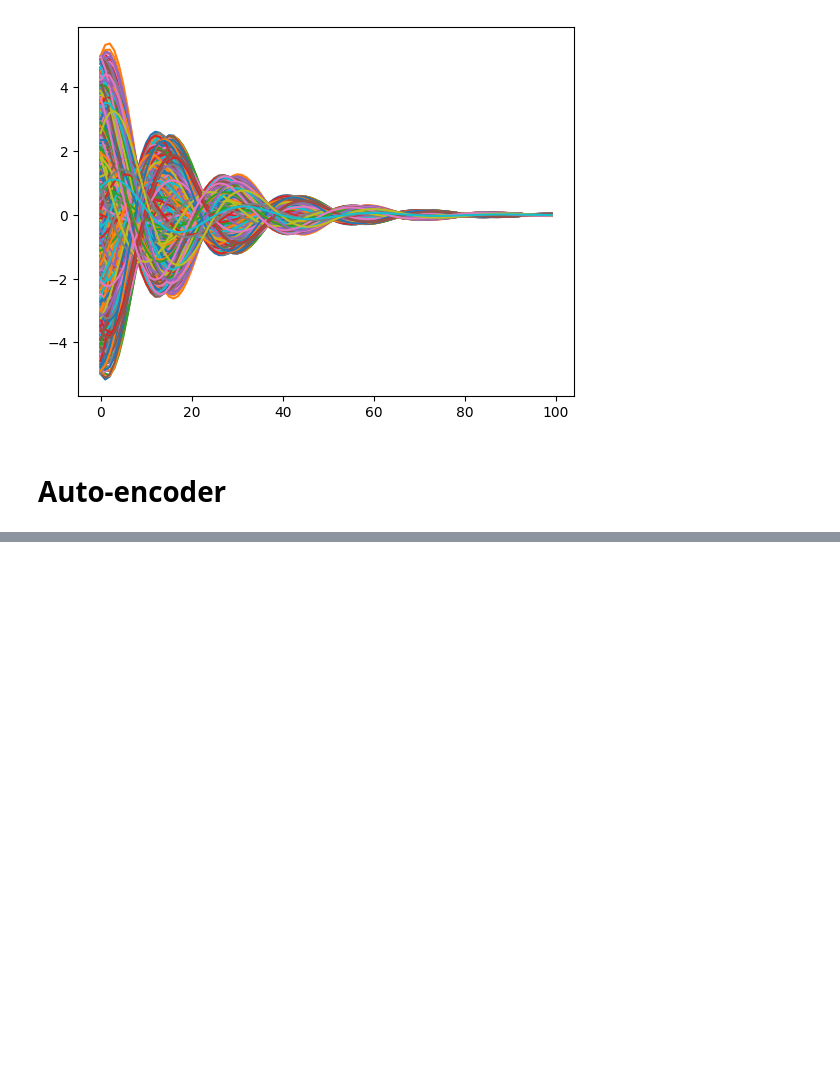
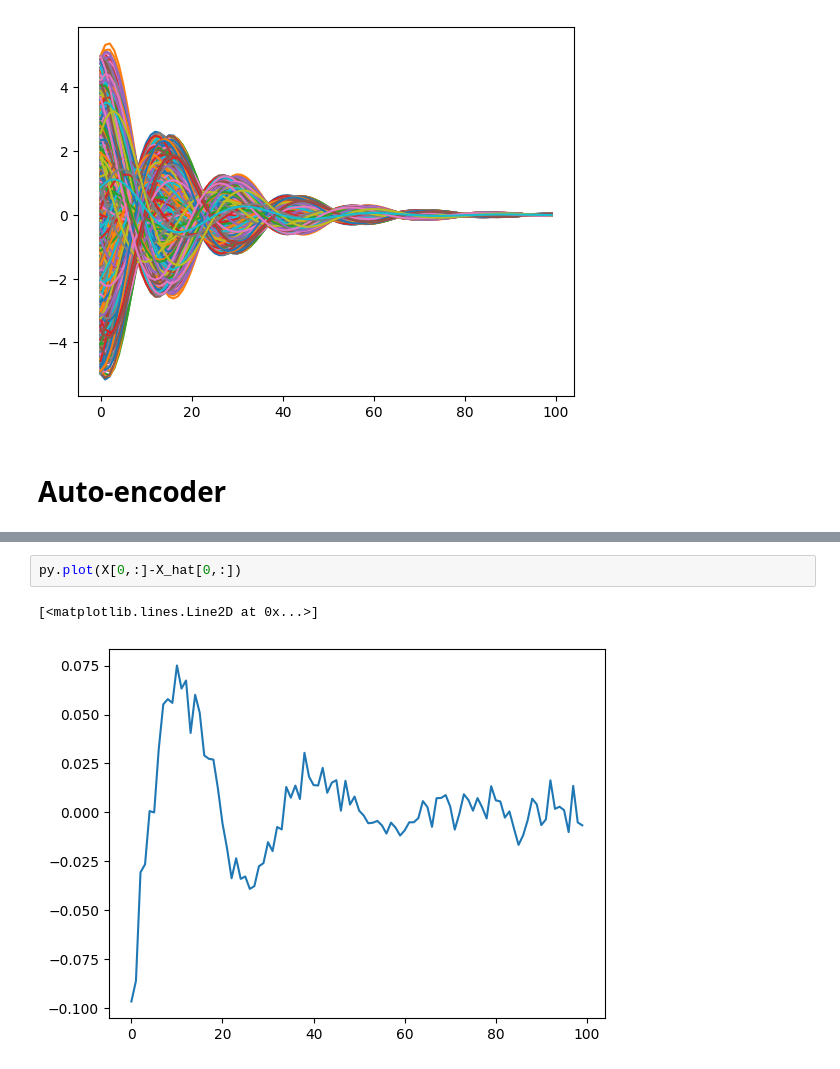
Before and after one commit to rcpaffenroth/dac_raghu, a Jupyter notebook: Autoencoder.ipynb, the cells around one changed output, grey strips where cells are left out. Cells and saved outputs as stored; diff of their text form; blank space fills up the shorter version.

```diff
--- a/Autoencoder.ipynb
+++ b/Autoencoder.ipynb
@@ -34,0 +108,5 @@ py.plot(data_2d.T);
+# %%
+py.plot(X[0,:]-X_hat[0,:])
+# %% [output]
+[<matplotlib.lines.Line2D at 0x...>]
+[figure, added]
```
Also changed, not shown: parts of 12 cells of this notebook, 1 other file.
